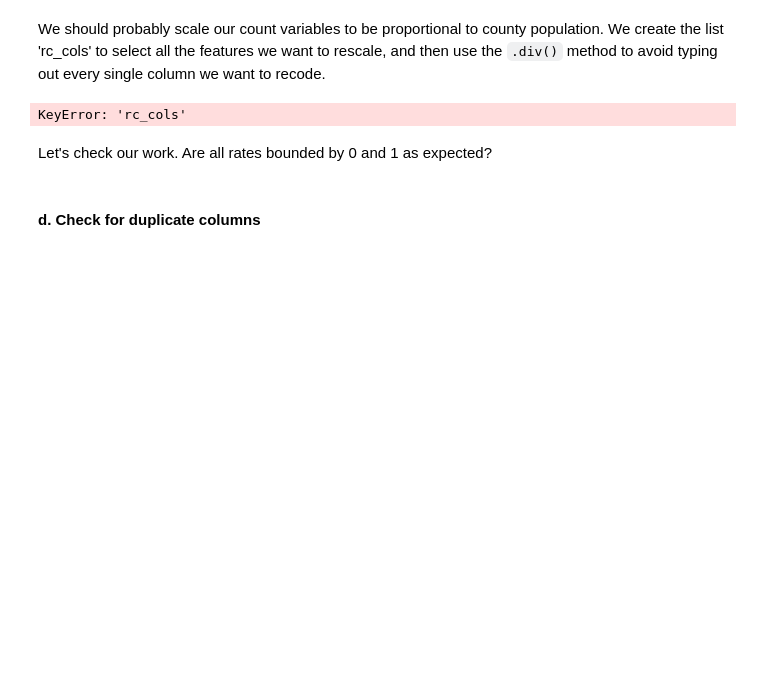
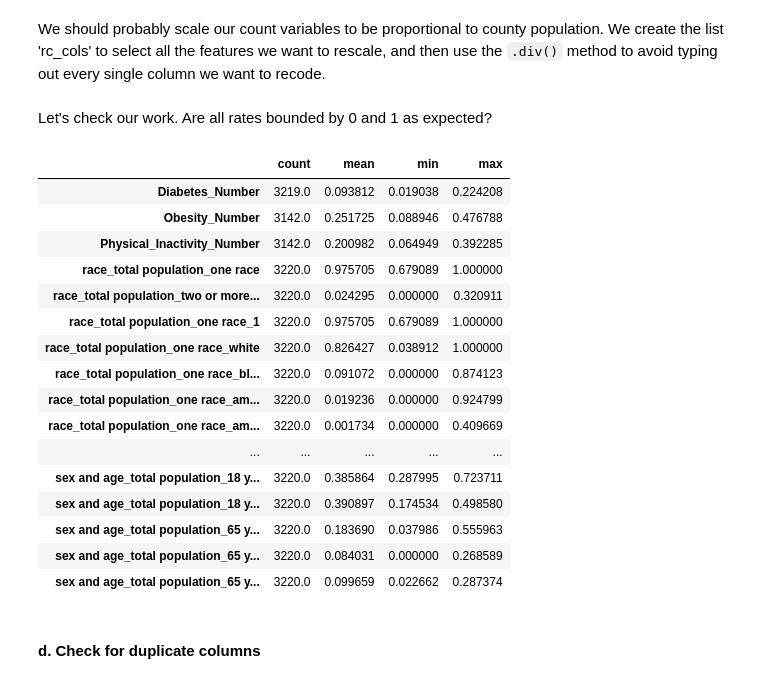
Before and after one commit to madelineadee/CSS_Project2_Team1_Fall2022, a Jupyter notebook: Project 2 Students.ipynb, the cells around one changed output. Cells and saved outputs as stored; diff of their text form; code cells hidden in the pictures; blank space fills up the shorter version.

```diff
--- a/Project 2 Students.ipynb
+++ b/Project 2 Students.ipynb
@@ -124,15 +123,3 @@ diabetes = diabetes[diabetes['sex and age_total population_65 years and over_sex
 diabetes['sex and age_total population_65 years and over_sex ratio (males per 100 females)'] = diabetes['sex and age_total population_65 years and over_sex ratio (males per 100 females)'].astype(float)
 # %% [markdown]
 We should probably scale our count variables to be proportional to county population. We create the list 'rc_cols' to select all the features we want to rescale, and then use the `.div()` method to avoid typing out every single column we want to recode.
-# %%
-# select count variables to rc to percentages; make sure we leave out ratios and our population variable b/c these don't make sense to scale by population
-rc_cols = [col for col in diabetes.columns if col not in ['County', 'State', 'CountyFIPS',
-                                                        'sex and age_total population_65 years and over_sex ratio (males per 100 females)', 'sex and age_total population_sex ratio (males per 100 females)', 'sex and age_total population_18 years and over_sex ratio (males per 100 females)',
-                                                        'race_total population']]
-
-diabetes[________] = diabetes[______].apply(pd.to_numeric, errors='coerce') # recode all selected columns to numeric
-
-# divide all columns but those listed above by total population to calculate rates
-diabetes[______] = diabetes[______].div(______['race_total population'], axis=0)
-# %% [output]
-KeyError: 'rc_cols'
@@ -141,11 +139,29 @@ Let's check our work. Are all rates bounded by 0 and 1 as expected?
 # %%
 pd.set_option('display.max_columns', None)
 # inspect recoded values
-diabetes_summary = ______.describe().transpose() # note we use the transpose method rather than .T because this object is not a numpy array
+diabetes_summary = diabetes[rc_cols].describe().transpose() # note we use the transpose method rather than .T because this object is not a numpy array
 
 # check recoding
 with pd.option_context('display.max_rows', 100, 'display.max_columns', None):
     display(diabetes_summary.iloc[ : ,[0,1,3,7]]) # select which columns in the summary table we want to present
+# %% [output]
+|  | count | mean | min | max |
+| Diabetes_Number | 3219.0 | 0.093812 | 0.019038 | 0.224208 |
+| Obesity_Number | 3142.0 | 0.251725 | 0.088946 | 0.476788 |
+| Physical_Inactivity_Number | 3142.0 | 0.200982 | 0.064949 | 0.392285 |
+| race_total population_one race | 3220.0 | 0.975705 | 0.679089 | 1.000000 |
+| race_total population_two or more... | 3220.0 | 0.024295 | 0.000000 | 0.320911 |
+| race_total population_one race_1 | 3220.0 | 0.975705 | 0.679089 | 1.000000 |
+| race_total population_one race_white | 3220.0 | 0.826427 | 0.038912 | 1.000000 |
+| race_total population_one race_bl... | 3220.0 | 0.091072 | 0.000000 | 0.874123 |
+| race_total population_one race_am... | 3220.0 | 0.019236 | 0.000000 | 0.924799 |
+| race_total population_one race_am... | 3220.0 | 0.001734 | 0.000000 | 0.409669 |
+| ... | ... | ... | ... | ... |
+| sex and age_total population_18 y... | 3220.0 | 0.385864 | 0.287995 | 0.723711 |
+| sex and age_total population_18 y... | 3220.0 | 0.390897 | 0.174534 | 0.498580 |
+| sex and age_total population_65 y... | 3220.0 | 0.183690 | 0.037986 | 0.555963 |
+| sex and age_total population_65 y... | 3220.0 | 0.084031 | 0.000000 | 0.268589 |
+| sex and age_total population_65 y... | 3220.0 | 0.099659 | 0.022662 | 0.287374 |
 # %% [markdown]
 #### d. Check for duplicate columns
 # %% [markdown]
```
Also changed, not shown: parts of 6 cells of this notebook.
